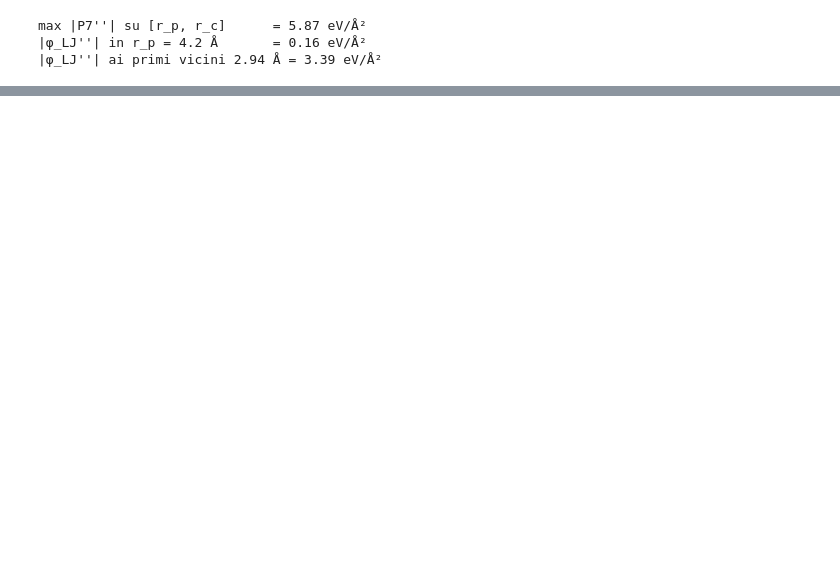
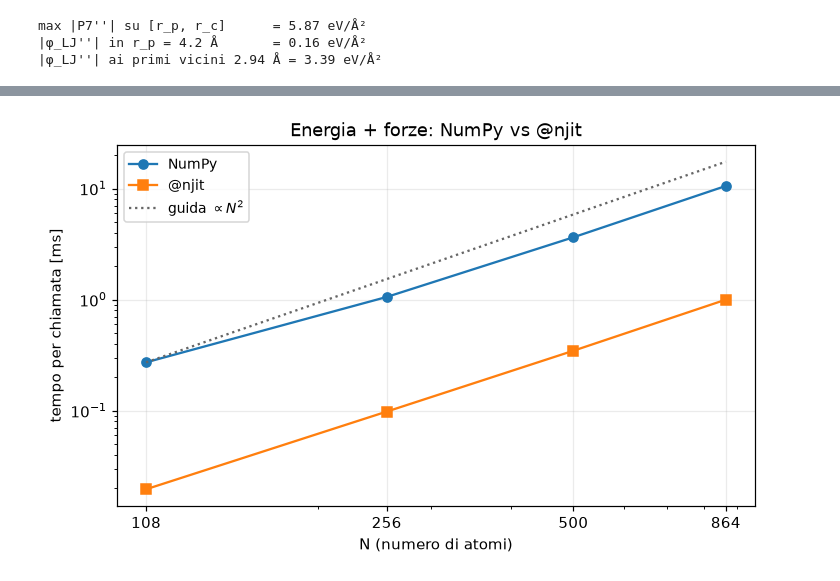
Before and after one commit to francescobellina/computational-course, a Jupyter notebook: notebooks/05_molecular_dynamics/esercizi_cms6.ipynb, the cells around one changed output, grey strips where cells are left out. Saved outputs shown, nothing was run; the diff lists cells and outputs as text; code cells hidden in the pictures; blank space fills up the shorter version.

```diff
--- a/notebooks/05_molecular_dynamics/esercizi_cms6.ipynb
+++ b/notebooks/05_molecular_dynamics/esercizi_cms6.ipynb
@@ -1172,0 +1362,91 @@ max |P7''| su [r_p, r_c]      = 5.87 eV/Å²
+# %%
+@njit
+def _kernel_p7(pos, box, p7, dp7, sigma, eps, rp, rc, smooth):
+    """Energia, forze e distanze di tutte le coppie i<j (stesso ordine di np.triu_indices)."""
+    n = pos.shape[0]
+    force = np.zeros_like(pos)
+    r_all = np.empty(n * (n - 1) // 2)
+    epot = 0.0
+    rc2 = rc * rc
+    m = 0  # indice della coppia
+    for i in range(n - 1):
+        for j in range(i + 1, n):
+            dx = pos[i, 0] - pos[j, 0]
+            dy = pos[i, 1] - pos[j, 1]
+            dz = pos[i, 2] - pos[j, 2]
+            dx -= box[0] * round(dx / box[0])  # minima immagine
+            dy -= box[1] * round(dy / box[1])
+            dz -= box[2] * round(dz / box[2])
+            r2 = dx * dx + dy * dy + dz * dz
+            r = np.sqrt(r2)
+            r_all[m] = r
+            m += 1
+            if r2 >= rc2:
+                continue
+            if smooth and r > rp:
+                phi = p7[7]  # Horner: P7(r) e P7'(r)
+                for q in range(6, -1, -1):
+                    phi = phi * r + p7[q]
+                dphi = dp7[6]
+                for q in range(5, -1, -1):
+                    dphi = dphi * r + dp7[q]
+                f = -dphi
+            else:
+                sr6 = (sigma * sigma / r2) ** 3
+                phi = 4.0 * eps * (sr6 * sr6 - sr6)
+                f = 24.0 * eps * (2.0 * sr6 * sr6 - sr6) / r
+            epot += phi
+            c = f / r
+            force[i, 0] += c * dx
+            force[i, 1] += c * dy
+            force[i, 2] += c * dz
+            force[j, 0] -= c * dx
+            force[j, 1] -= c * dy
+            force[j, 2] -= c * dz
+    return epot, force, r_all
+
+
+def energy_forces_p7_jit(pos, box, iu, ju, smooth=True):
+    """Stessa interfaccia di energy_forces_p7 (iu, ju non servono: le coppie le scorre il ciclo)."""
+    return _kernel_p7(pos, box, P7, dP7, SIGMA, EPSILON, RP7, RC, smooth)
+
+
+# 1) stessi risultati? configurazione perturbata, con coppie anche nella zona del P7
+pos_test = pos0 + 0.1 * rng.standard_normal(pos0.shape)
+iu, ju = np.triu_indices(len(pos_test), k=1)
+for smooth in (False, True):
+    e_np, f_np, r_np = energy_forces_p7(pos_test, box0, iu, ju, smooth)
+    e_nb, f_nb, r_nb = energy_forces_p7_jit(pos_test, box0, iu, ju, smooth)
+    print(f"{'P7   ' if smooth else 'netto'}: |ΔE| = {abs(e_np - e_nb):.1e} eV, "
+          f"max |ΔF| = {np.abs(f_np - f_nb).max():.1e} eV/Å, "
+          f"max |Δr| = {np.abs(r_np - r_nb).max():.1e} Å")
+
+# 2) tempi per N crescente (la prima chiamata, qui sopra, ha già compilato)
+righe = []
+for ncells in (3, 4, 5, 6):
+    pos_n, box_n = lattice(ncells, A_AG)
+    pos_n = pos_n + 0.05 * rng.standard_normal(pos_n.shape)
+    iu_n, ju_n = np.triu_indices(len(pos_n), k=1)
+    t_np = cronometra(energy_forces_p7, pos_n, box_n, iu_n, ju_n, True)
+    t_nb = cronometra(energy_forces_p7_jit, pos_n, box_n, iu_n, ju_n, True)
+    righe.append({"N": len(pos_n), "coppie": len(iu_n), "NumPy [ms]": t_np,
+                  "@njit [ms]": t_nb, "accelerazione": t_np / t_nb})
+prova2 = pd.DataFrame(righe).set_index("N")
+display(prova2.style.format({"coppie": "{:d}", "NumPy [ms]": "{:.2f}", "@njit [ms]": "{:.3f}",
+                             "accelerazione": "{:.1f}×"})
+        .set_caption("Energia + forze con P7 (tempo minimo per chiamata)"))
+
+fig, ax = plt.subplots(figsize=(6.5, 4.0), constrained_layout=True)
+n_arr = prova2.index.to_numpy()
+ax.loglog(n_arr, prova2["NumPy [ms]"], "o-", label="NumPy")
+ax.loglog(n_arr, prova2["@njit [ms]"], "s-", label="@njit")
+ax.loglog(n_arr, prova2["NumPy [ms]"].iloc[0] * (n_arr / n_arr[0]) ** 2, ":", color="0.4",
+          label=r"guida $\propto N^2$")
+ax.set_xticks(n_arr)
+ax.xaxis.set_major_formatter(ScalarFormatter())
+ax.xaxis.set_minor_formatter(NullFormatter())
+ax.set(xlabel="N (numero di atomi)", ylabel="tempo per chiamata [ms]",
+       title="Energia + forze: NumPy vs @njit")
+ax.legend(fontsize=9)
+plt.show()
+# %% [output]
@@ -1172,0 +1462 @@ max |P7''| su [r_p, r_c]      = 5.87 eV/Å²
+[figure, added]
```
Also changed, not shown: parts of 17 cells of this notebook, 2 other files.
